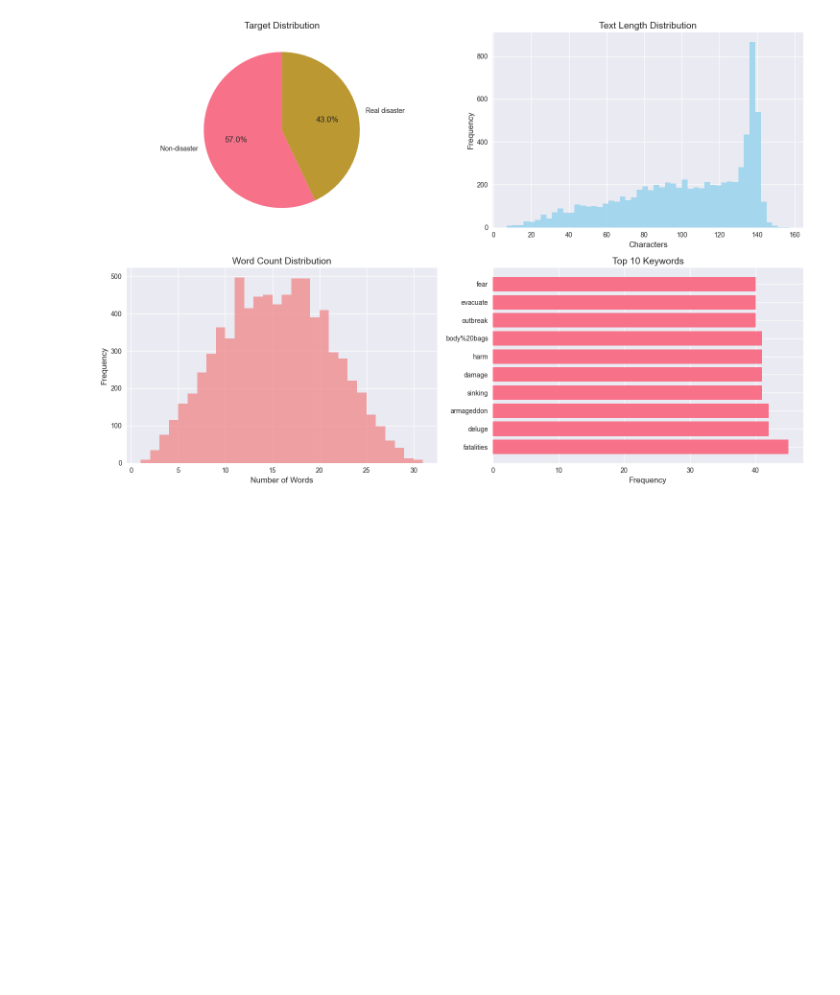
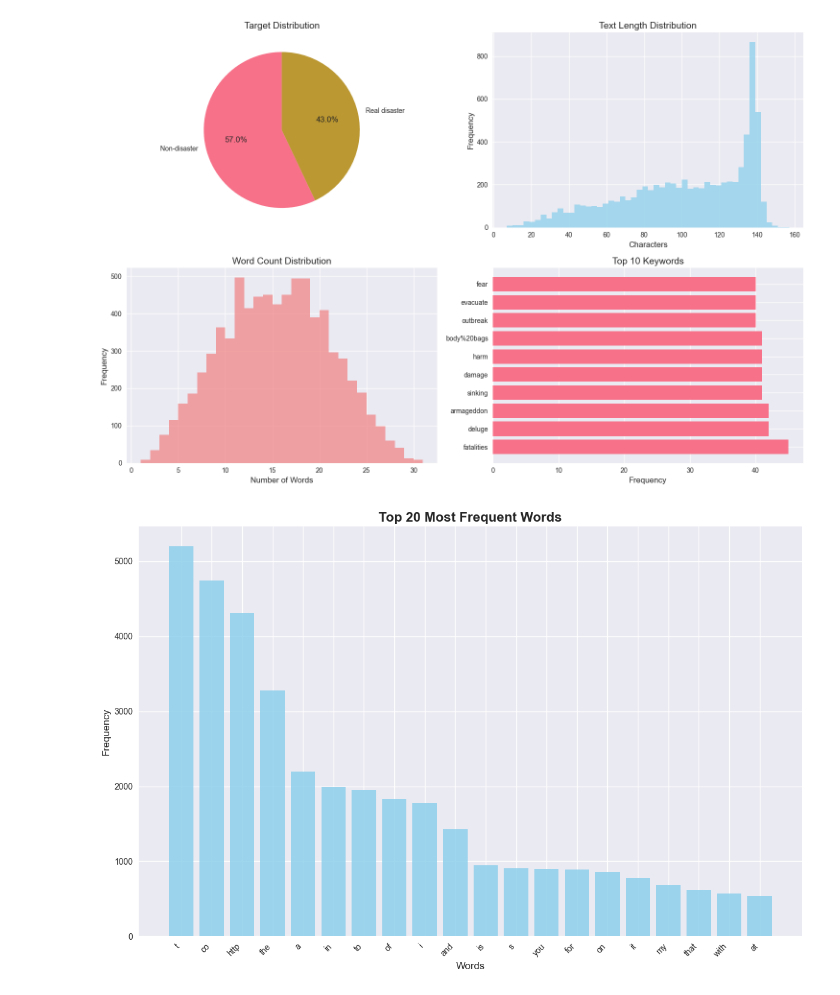
Before and after one commit to PameBlanca/FCD_UV_2025, a Jupyter notebook: twitter_disaster_nlp/notebooks/disaster_tweets_analysis.ipynb, the cells around one changed output. Drawn from its saved outputs; the diff is of its cells as text; code cells hidden in the pictures; blank space fills up the shorter version.

```diff
--- a/twitter_disaster_nlp/notebooks/disaster_tweets_analysis.ipynb
+++ b/twitter_disaster_nlp/notebooks/disaster_tweets_analysis.ipynb
@@ -231,6 +238,8 @@ Dataset shape: (7613, 5)
 Target distribution: {0: np.int64(4342), 1: np.int64(3271)}
 Missing values: {'keyword': np.int64(61), 'location': np.int64(2533)}
 # %%
+# Análisis de tweets
+all_texts = df_train['text'].tolist()
 disaster_tweets = df_train[df_train['target'] == 1]['text']
 non_disaster_tweets = df_train[df_train['target'] == 0]['text']
 
@@ -281,3 +291,29 @@ plt.tight_layout()
 plt.show()
 # %% [output]
 [figure]
+# %%
+
+# Procesamiento de texto
+vectorizer = CountVectorizer(lowercase=True, token_pattern=r'\b[a-zA-Z]+\b')
+word_matrix = vectorizer.fit_transform(all_texts)
+
+feature_names = vectorizer.get_feature_names_out()
+word_frequencies = word_matrix.sum(axis=0).A1
+word_freq_dict = dict(zip(feature_names, word_frequencies))
+
+sorted_words = sorted(word_freq_dict.items(), key=lambda x: x[1], reverse=True)
+
+top_20_words = sorted_words[:20]
+words, frequencies = zip(*top_20_words)
+
+# Visualización de las 20 palabras más frecuentes
+plot_bar_chart(
+    x_values=words,
+    y_values=frequencies,
+    title="Top 20 Most Frequent Words",
+    xlabel="Words",
+    ylabel="Frequency",
+    rotation=45
+)
+# %% [output]
+[figure, added]
```
Also changed, not shown: parts of 18 cells of this notebook.
